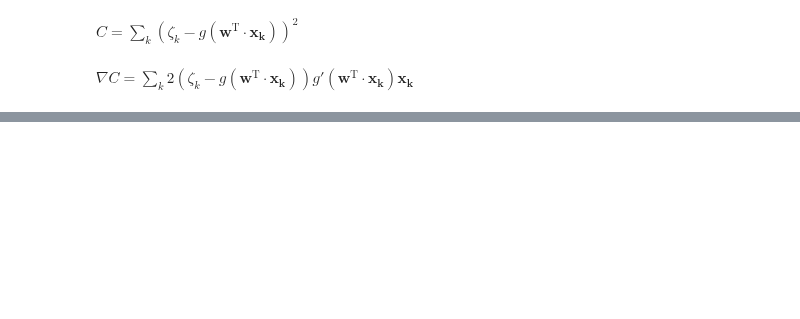
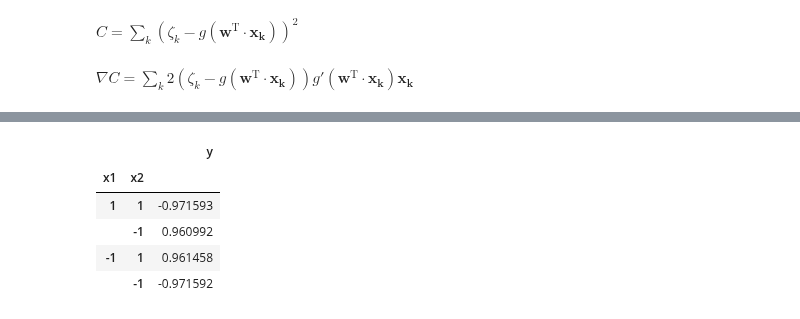
Before and after one commit to xvan/RedesNeuronales, a Jupyter notebook: TP2/tp2/tp2.ipynb, the cells around one changed output, grey strips where cells are left out. Drawn from its saved outputs; the diff is of its cells as text; code cells hidden in the pictures; blank space fills up the shorter version.

```diff
--- a/TP2/tp2/tp2.ipynb
+++ b/TP2/tp2/tp2.ipynb
@@ -189,0 +290,14 @@ Best Cost: 0
+# %%
+mn_xor2=MultilayerNetwork([2,2,1])
+trainer_xor2 = MultilayerTrainer(mn_xor2,xor_gate_table)
+xor2_costs=[]
+trainer_xor2.cost_callback = lambda x: xor2_costs.append(x)
+trainer_xor2.train()
+tp2Aux.train_data_to_df([ (x,mn_xor2.process(x)) for x,y in xor_gate_table])
+# %% [output]
+|  |  | y |
+| x1 | x2 |  |
+| 1 | 1 | -0.971593 |
+|  | -1 | 0.960992 |
+| -1 | 1 | 0.961458 |
+|  | -1 | -0.971592 |
```
Also changed, not shown: parts of 36 cells of this notebook, 5 other files.
